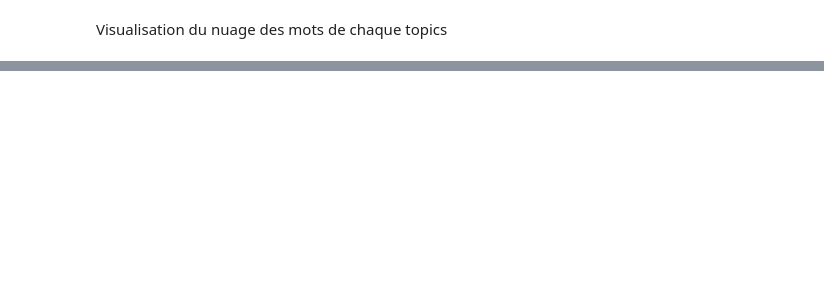
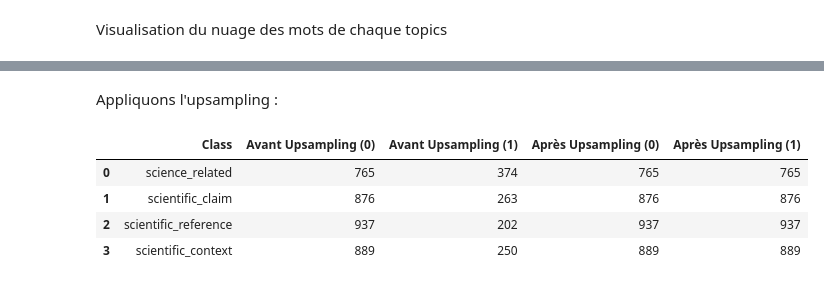
Before and after one commit to Akkuun/M1_IMAGINE_ML_Project, a Jupyter notebook: ML_Project_Group_8.ipynb, the cells around one changed output, grey strips where cells are left out. Drawn from its saved outputs; the diff is of its cells as text; code cells hidden in the pictures; blank space fills up the shorter version.

```diff
--- a/ML_Project_Group_8.ipynb
+++ b/ML_Project_Group_8.ipynb
@@ -858,0 +878,61 @@ dataPrepared['scientific_context'].value_counts().plot(kind='bar')
+# %% [markdown]
+Appliquons l'upsampling :
+# %%
+import pandas as pd
+from sklearn.utils import resample
+
+# Liste des colonnes de classes à traiter
+classes = ['science_related', 'scientific_claim', 'scientific_reference', 'scientific_context']
+
+# Créer un DataFrame vide pour stocker les résultats
+results = pd.DataFrame(columns=['Class', 'Avant Upsampling (0)', 'Avant Upsampling (1)',
+                                'Après Upsampling (0)', 'Après Upsampling (1)'])
+
+# Boucle pour chaque classe
+for class_name in classes:
+    # Extraire les données de la classe
+    y = dataPrepared[class_name]
+
+    # Séparer les classes majoritaires et minoritaires
+    df_majority = dataPrepared[dataPrepared[class_name] == 0]
+    df_minority = dataPrepared[dataPrepared[class_name] == 1]
+
+    # Upsampling de la classe minoritaire
+    df_minority_upsampled = resample(df_minority,
+                                     replace=True,     # avec remplacement
+                                     n_samples=len(df_majority),    # faire correspondre la taille de la majorité
+                                     random_state=42)  # pour la reproductibilité
+
+    # Fusionner les DataFrames pour obtenir un DataFrame équilibré
+    data_upsampled = pd.concat([df_majority, df_minority_upsampled])
+
+    # Réinitialiser l'index de data_upsampled pour éviter les indices dupliqués
+    data_upsampled = data_upsampled.reset_index(drop=True)
+
+    # Remplacer la colonne dans le dataset avec les données upsamplées
+    dataPrepared[class_name] = data_upsampled[class_name]
+
+    # Calcul des valeurs de fréquence avant et après upsampling
+    counts_before = y.value_counts()
+    counts_after = data_upsampled[class_name].value_counts()
+
+    # Créer un DataFrame temporaire pour chaque classe
+    temp_results = pd.DataFrame({
+        'Class': [class_name],
+        'Avant Upsampling (0)': [counts_before.get(0, 0)],  # Valeur par défaut 0 si la classe 0 n'existe pas
+        'Avant Upsampling (1)': [counts_before.get(1, 0)],  # Valeur par défaut 0 si la classe 1 n'existe pas
+        'Après Upsampling (0)': [counts_after.get(0, 0)],
+        'Après Upsampling (1)': [counts_after.get(1, 0)]
+    })
+
+    # Ajouter les résultats au DataFrame global en utilisant pd.concat
+    results = pd.concat([results, temp_results], ignore_index=True)
+
+# Affichage du tableau comparatif
+display(results)
+# %% [output]
+|  | Class | Avant Upsampling (0) | Avant Upsampling (1) | Après Upsampling (0) | Après Upsampling (1) |
+| 0 | science_related | 765 | 374 | 765 | 765 |
+| 1 | scientific_claim | 876 | 263 | 876 | 876 |
+| 2 | scientific_reference | 937 | 202 | 937 | 937 |
+| 3 | scientific_context | 889 | 250 | 889 | 889 |
```
Also changed, not shown: parts of 10 cells of this notebook.
